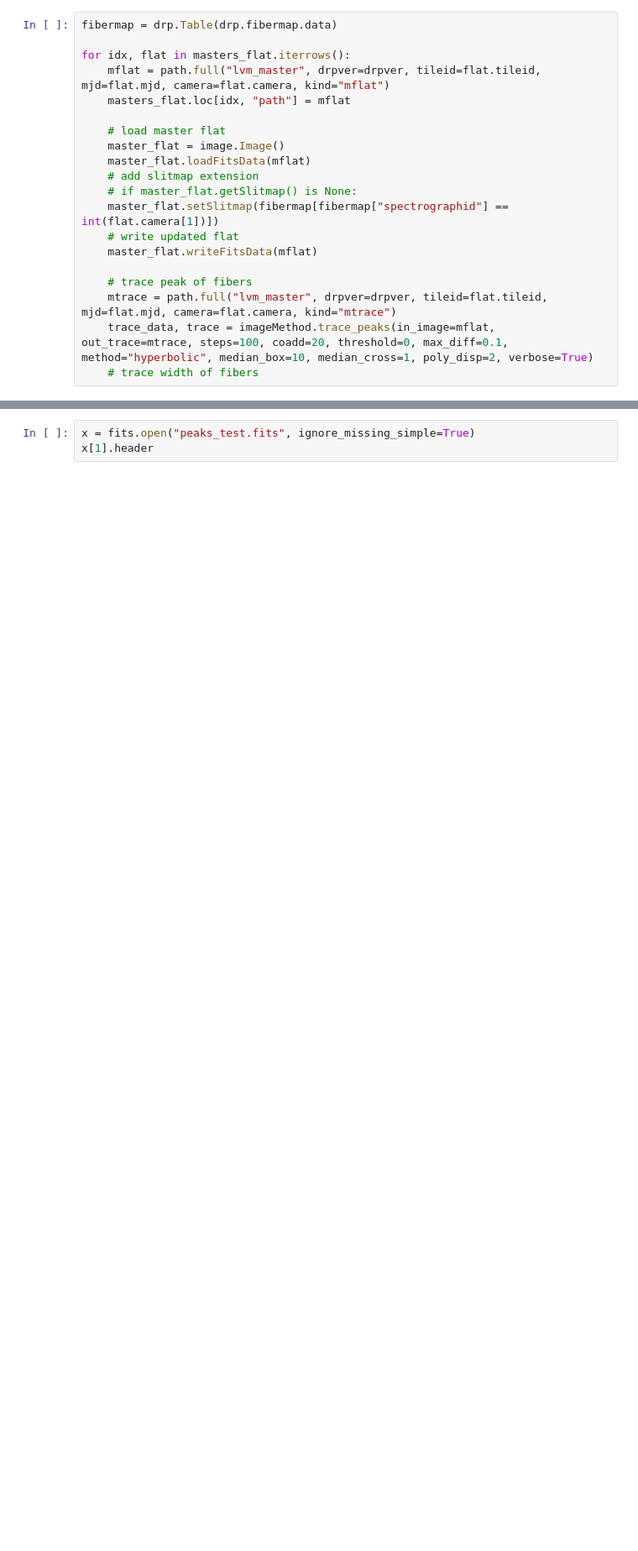
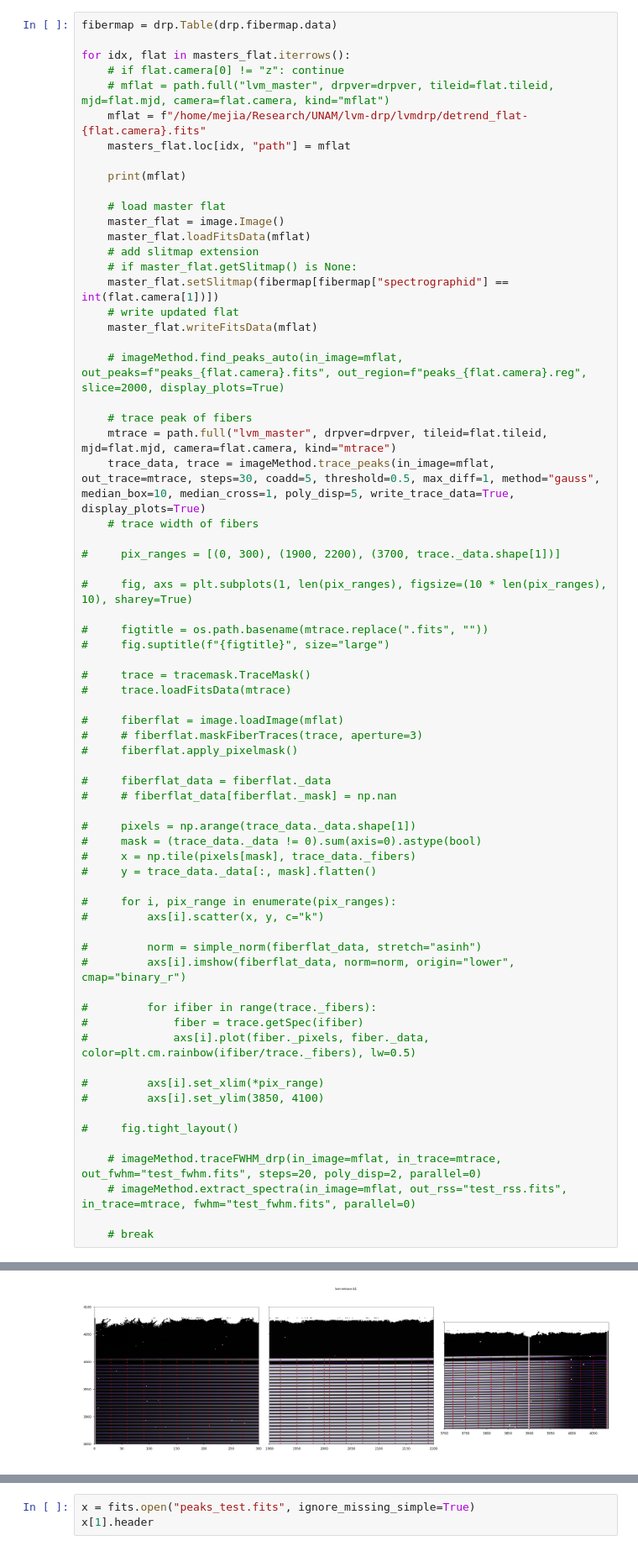
Before and after one commit to sdss/lvmdrp, a Jupyter notebook: examples/lco_com/traces.ipynb, the cells around one changed output, grey strips where cells are left out. Shown at 84% size. Drawn from its saved outputs; the diff is of its cells as text; blank space fills up the shorter version.

```diff
--- a/examples/lco_com/traces.ipynb
+++ b/examples/lco_com/traces.ipynb
@@ -66,8 +69,12 @@ masters_flat
 fibermap = drp.Table(drp.fibermap.data)
 
 for idx, flat in masters_flat.iterrows():
-    mflat = path.full("lvm_master", drpver=drpver, tileid=flat.tileid, mjd=flat.mjd, camera=flat.camera, kind="mflat")
+    # if flat.camera[0] != "z": continue
+    # mflat = path.full("lvm_master", drpver=drpver, tileid=flat.tileid, mjd=flat.mjd, camera=flat.camera, kind="mflat")
+    mflat = f"/home/mejia/Research/UNAM/lvm-drp/lvmdrp/detrend_flat-{flat.camera}.fits"
     masters_flat.loc[idx, "path"] = mflat
+
+    print(mflat)
 
     # load master flat
     master_flat = image.Image()
@@ -78,8 +85,52 @@ for idx, flat in masters_flat.iterrows():
     # write updated flat
     master_flat.writeFitsData(mflat)
 
+    # imageMethod.find_peaks_auto(in_image=mflat, out_peaks=f"peaks_{flat.camera}.fits", out_region=f"peaks_{flat.camera}.reg", slice=2000, display_plots=True)
+
     # trace peak of fibers
     mtrace = path.full("lvm_master", drpver=drpver, tileid=flat.tileid, mjd=flat.mjd, camera=flat.camera, kind="mtrace")
-    trace_data, trace = imageMethod.trace_peaks(in_image=mflat, out_trace=mtrace, steps=100, coadd=20, threshold=0, max_diff=0.1, method="hyperbolic", median_box=10, median_cross=1, poly_disp=2, verbose=True)
+    trace_data, trace = imageMethod.trace_peaks(in_image=mflat, out_trace=mtrace, steps=30, coadd=5, threshold=0.5, max_diff=1, method="gauss", median_box=10, median_cross=1, poly_disp=5, write_trace_data=True, display_plots=True)
     # trace width of fibers
+
+#     pix_ranges = [(0, 300), (1900, 2200), (3700, trace._data.shape[1])]
+
+#     fig, axs = plt.subplots(1, len(pix_ranges), figsize=(10 * len(pix_ranges), 10), sharey=True)
+
+#     figtitle = os.path.basename(mtrace.replace(".fits", ""))
+#     fig.suptitle(f"{figtitle}", size="large")
+
+#     trace = tracemask.TraceMask()
+#     trace.loadFitsData(mtrace)
+
+#     fiberflat = image.loadImage(mflat)
+#     # fiberflat.maskFiberTraces(trace, aperture=3)
+#     fiberflat.apply_pixelmask()
+
+#     fiberflat_data = fiberflat._data
+#     # fiberflat_data[fiberflat._mask] = np.nan
+
+#     pixels = np.arange(trace_data._data.shape[1])
+#     mask = (trace_data._data != 0).sum(axis=0).astype(bool)
+#     x = np.tile(pixels[mask], trace_data._fibers)
+#     y = trace_data._data[:, mask].flatten()
+
+#     for i, pix_range in enumerate(pix_ranges):
+#         axs[i].scatter(x, y, c="k")
+
+#         norm = simple_norm(fiberflat_data, stretch="asinh")
+#         axs[i].imshow(fiberflat_data, norm=norm, origin="lower", cmap="binary_r")
+
+#         for ifiber in range(trace._fibers):
+#             fiber = trace.getSpec(ifiber)
+#             axs[i].plot(fiber._pixels, fiber._data, color=plt.cm.rainbow(ifiber/trace._fibers), lw=0.5)
+
+#         axs[i].set_xlim(*pix_range)
+#         axs[i].set_ylim(3850, 4100)
+
+#     fig.tight_layout()
+
+    # imageMethod.traceFWHM_drp(in_image=mflat, in_trace=mtrace, out_fwhm="test_fwhm.fits", steps=20, poly_disp=2, parallel=0)
+    # imageMethod.extract_spectra(in_image=mflat, out_rss="test_rss.fits", in_trace=mtrace, fwhm="test_fwhm.fits", parallel=0)
+
+    # break
 # %% [output]
@@ -103,0 +147 @@ for idx, flat in masters_flat.iterrows():
+[figure, added]
```
Also changed, not shown: parts of 7 cells of this notebook, 4 other files.
